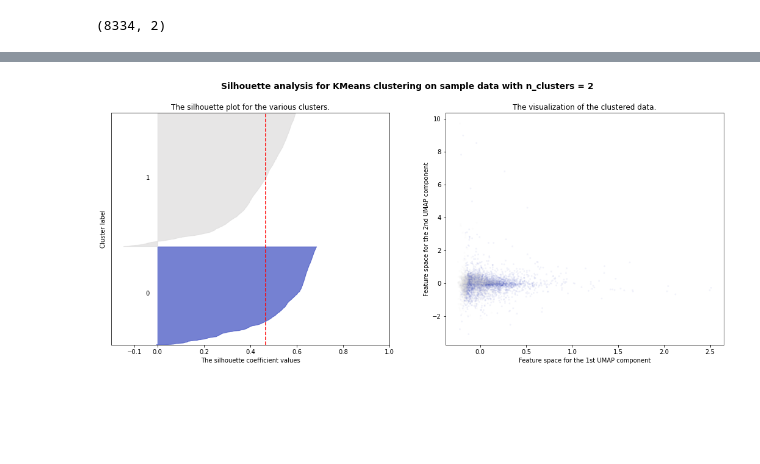
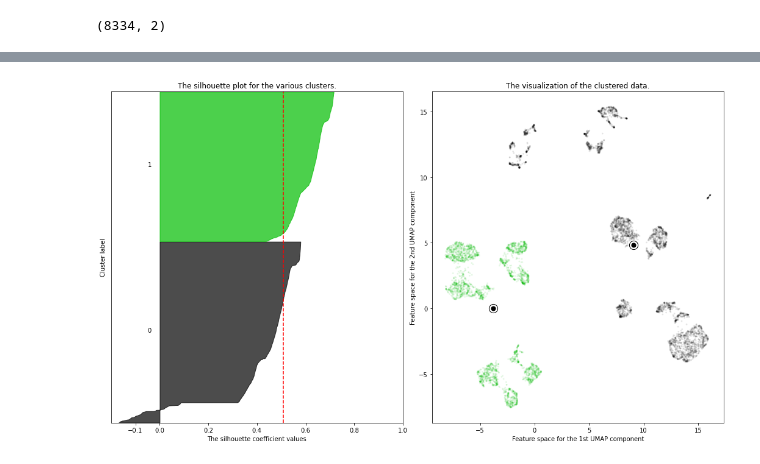
Before and after one commit to Rojoser/Credit-Card-Segmentation, a Jupyter notebook: JvK/JvK_elbow_plotter.ipynb, the cells around one changed output, grey strips where cells are left out. Drawn from its saved outputs; the diff is of its cells as text; code cells hidden in the pictures; blank space fills up the shorter version.

```diff
--- a/JvK/JvK_elbow_plotter.ipynb
+++ b/JvK/JvK_elbow_plotter.ipynb
@@ -26,7 +26,7 @@ numeric_features = card_df.select_dtypes(include=['int', 'float']).columns.tolis
 
 mynumfeats=list(numeric_features)
 std=StandardScaler()
-pwtr=PowerTransformer(standardize=False)
+pwtr=PowerTransformer()
 qtr=QuantileTransformer(n_quantiles=3)
 # pca = PCA(n_components=0.90)
 pca = PCA()
@@ -91,4 +101,5 @@ ystr=numeric_features[ind2Impactor]+" -equivalent"
 # %%
+plt.rcParams["figure.figsize"] = (15, 15)
 
 fig = plt.figure()
 ax = fig.add_subplot()
@@ -103,4 +114,18 @@ plt.show()
 
 print("x:", myind1UNWRPD)
 print("y:", myind2UNWRPD)
+
+fig = plt.figure()
+ax = fig.add_subplot()
+ax.scatter(plotax1, plotax3,alpha=0.07)
+plt.axis('tight')
+# plt.xticks([]), plt.yticks([])
+plt.xlabel(xstr)
+plt.ylabel(zstr)
+
+plt.title('PCA Projected data')
+plt.show()
+
+print("x:", myind1UNWRPD)
+print("z:", myind2UNWRPD)
 # %% [output]
@@ -119,7 +155,7 @@ y: [4.73883439e+03 2.28451653e+03 1.01004946e+03 6.70954175e+02
 import umap
 reducer = umap.UMAP()
 mystuff=copy.copy(card_df[numeric_features]).to_numpy()
-#mystuff=PowerTransformer(copy.copy(card_df[numeric_features]).to_numpy())
+mystuff=pwtr.fit_transform(mystuff)
 embedding = reducer.fit_transform(mystuff)
 embedding.shape
 # %% [output]
@@ -128,7 +164,7 @@ embedding.shape
 ''' Note: The code below is directly took from sklearn documentation of silhoutte analysis.
           And so you do not have to spend time trying to understand the code'''
 
-range_n_clusters = range(2, 15)
+range_n_clusters = range(2, 8)
 
 r_seed = 42
 
@@ -136,8 +172,8 @@ for n_clusters in range_n_clusters:
 
     # Create a subplot with 1 row and 2 columns
     fig, (ax1, ax2) = plt.subplots(1, 2)
-    fig.set_size_inches(18, 7)
-
+    fig.set_size_inches(18, 10)
+    fig.subplots_adjust(wspace=0.1, hspace=0)
     # The 1st subplot is the silhouette plot
 
     # The silhouette coefficient can range from -1, 1 but in this example all lie within [-0.2, 1]
@@ -170,7 +206,7 @@ for n_clusters in range_n_clusters:
         size_cluster_i = ith_cluster_silhouette_values.shape[0]
         y_upper = y_lower + size_cluster_i
 
-        color = cm.coolwarm(float(i + 0.) / n_clusters)
+        color = cm.nipy_spectral(float(i + 0.) / n_clusters)
         ax1.fill_betweenx(np.arange(y_lower, y_upper),
                           0,
                           ith_cluster_silhouette_values,
@@ -194,30 +230,54 @@ for n_clusters in range_n_clusters:
     ax1.set_xticks([-0.1, 0, 0.2, 0.4, 0.6, 0.8, 1])
 
     # 2nd Plot showing the actual clusters formed
-    colors = cm.coolwarm((cluster_labels.astype(float) + 0.) / n_clusters)
-    ax2.scatter(plotax1,
+    colors = cm.nipy_spectral((cluster_labels.astype(float) + 0.) / n_clusters)
+    # Labeling the clusters
+    pipeline_centers = kmeans_pipeline.named_steps["cluster"].cluster_centers_
+    centers = kmeans_pipeline.named_steps["scaler"].inverse_transform(pipeline_centers)
+    ax2.scatter(embedding[:,0],
+                embedding[:,1],
+                marker=".",
+                s=30,
+                lw=0,
+                alpha=0.1,
+                c=colors,
+                edgecolor="k")
+    ax2.scatter(centers[:, 0],centers[:, 1],marker="o",c="white",alpha=1,s=200,edgecolor="k",)
+
+    for i, c in enumerate(centers):
+        color=colors[i]
+        ax2.scatter(c[0], c[1], alpha=1, s=50,color=color, edgecolor="k")
+
+    ax2.set_title("The visualization of the clustered data.")
+    ax2.set_xlabel("Feature space for the 1st UMAP component")
+    ax2.set_ylabel("Feature space for the 2nd UMAP component")
+
+    plt.show()
+
+    fig, (ax1, ax2) = plt.subplots(1, 2)
+    fig.set_size_inches(18, 10)
+    fig.subplots_adjust(wspace=0.1, hspace=0)
+    ax1.scatter(plotax1,
                 plotax2,
                 marker=".",
                 s=30,
                 lw=0,
-                alpha=0.07,
+                alpha=0.1,
                 c=colors,
                 edgecolor="k")
+    ax1.set_xlabel(xstr)
+    ax1.set_ylabel(ystr)
 
-    # Labeling the clusters
-    #pipeline_centers = kmeans_pipeline.named_steps["cluster"].cluster_centers_
-    #centers = kmeans_pipeline.named_steps["scaler"].inverse_transform(pipeline_centers)
-    #centers=centers/stdevs
-    #centers=pca.transform(centers)
-    # Draw white circles at cluster centers
-    #ax2.scatter(centers[:, 0],centers[:, 1],marker="o",c="white",alpha=1,s=200,edgecolor="k",)
-
-    #for i, c in enumerate(centers):
-        #ax2.scatter(c[0], c[1], alpha=1, s=50, edgecolor="k")
-
-    ax2.set_title("The visualization of the clustered data.")
-    ax2.set_xlabel("Feature space for the 1st UMAP component")
-    ax2.set_ylabel("Feature space for the 2nd UMAP component")
+    ax2.scatter(plotax1,
+                plotax3,
+                marker=".",
+                s=30,
+                lw=0,
+                alpha=0.1,
+                c=colors,
+                edgecolor="k")
+    ax2.set_xlabel(xstr)
+    ax2.set_ylabel(zstr)
 
     plt.suptitle(
         (
@@ -227,6 +287,7 @@ for n_clusters in range_n_clusters:
         fontsize=14,
         fontweight="bold",
     )
+    plt.show()
 print("\n")
 plt.show()
 # %% [output]
@@ -246 +295 @@ For n_clusters = 14 The average silhouette_score is : 0.3512
-[figure, old version]
+[figure, new version]
```
Also changed, not shown: parts of 3 cells of this notebook, 1 other file.
